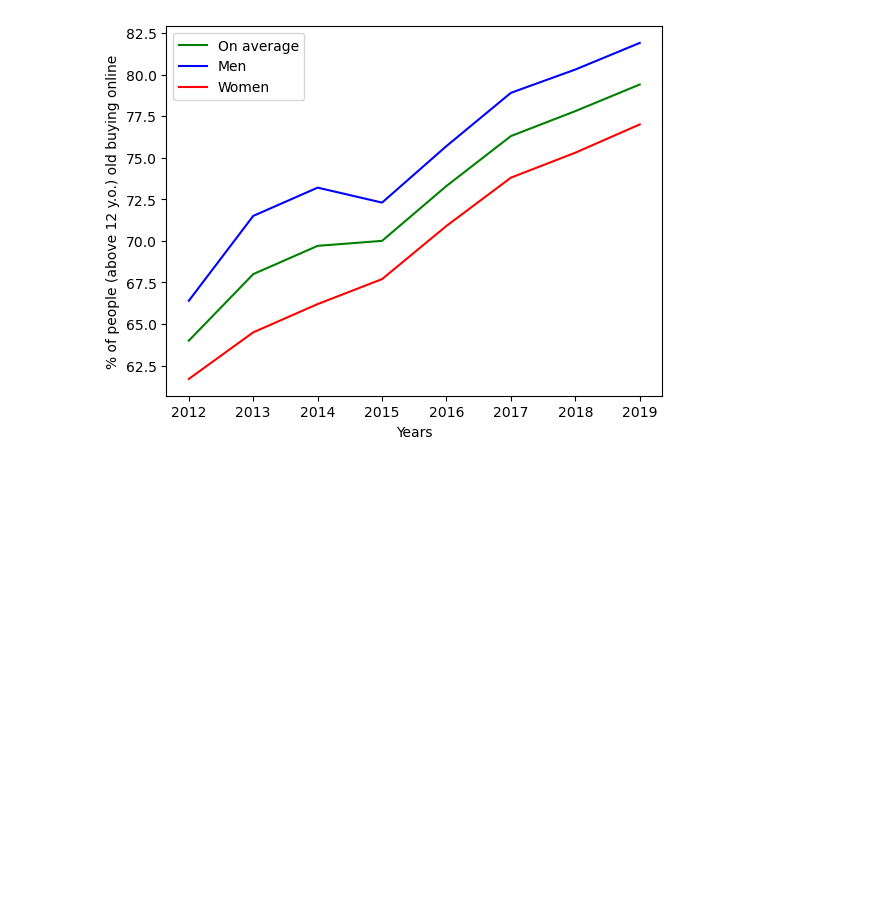
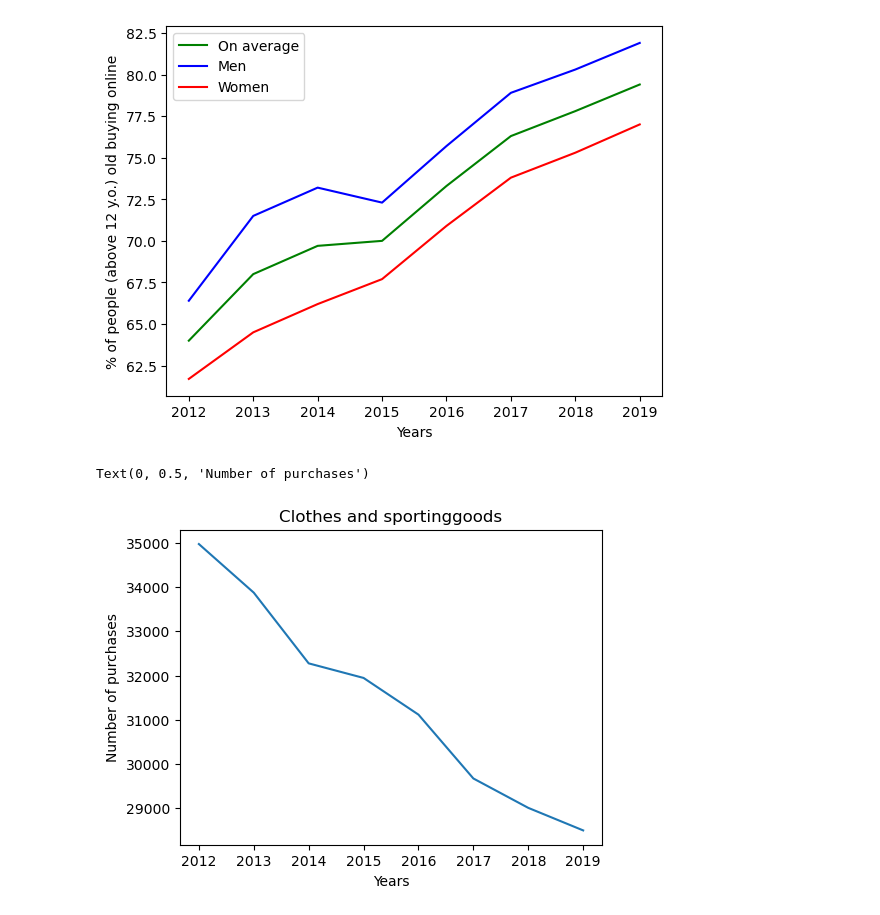
Before and after one commit to Lmolkenboer/TIL6022-project, a Jupyter notebook: Plots_Bas.ipynb, the cells around one changed output. Drawn from its saved outputs; the diff is of its cells as text; code cells hidden in the pictures; blank space fills up the shorter version.

```diff
--- a/Plots_Bas.ipynb
+++ b/Plots_Bas.ipynb
@@ -39,3 +40,23 @@ plt.legend()
 # %% [output]
 <matplotlib.legend.Legend at 0x...>
 [figure]
+# %%
+file_path = (r"Stores_country_data.csv")
+df = pd.read_csv(file_path, delimiter=';')
+
+#Lijndiagram die daling in fysieke winkels laat zien en stijging in online aankopen
+
+fig = plt.figure(figsize=(12, 9))
+gs = fig.add_gridspec(nrows=2, ncols=2)
+
+ax = fig.add_subplot(gs[1,0])
+x = df['Perioden']
+y1 = df['1. Kleding of sportartikelen'] + df['2. Boeken, tijdschriften en kranten'] + df['3. Soft-/ hardware en elektronische benodig'] + df['4. Huishoudelijke goederen en apparaten']
+ax.plot(x,y1)
+
+ax.set_title('Clothes and sportinggoods')
+ax.set_xlabel('Years')
+ax.set_ylabel('Number of purchases')
+# %% [output]
+Text(0, 0.5, 'Number of purchases')
+[figure, added]
```
Also changed, not shown: parts of 2 cells of this notebook.
